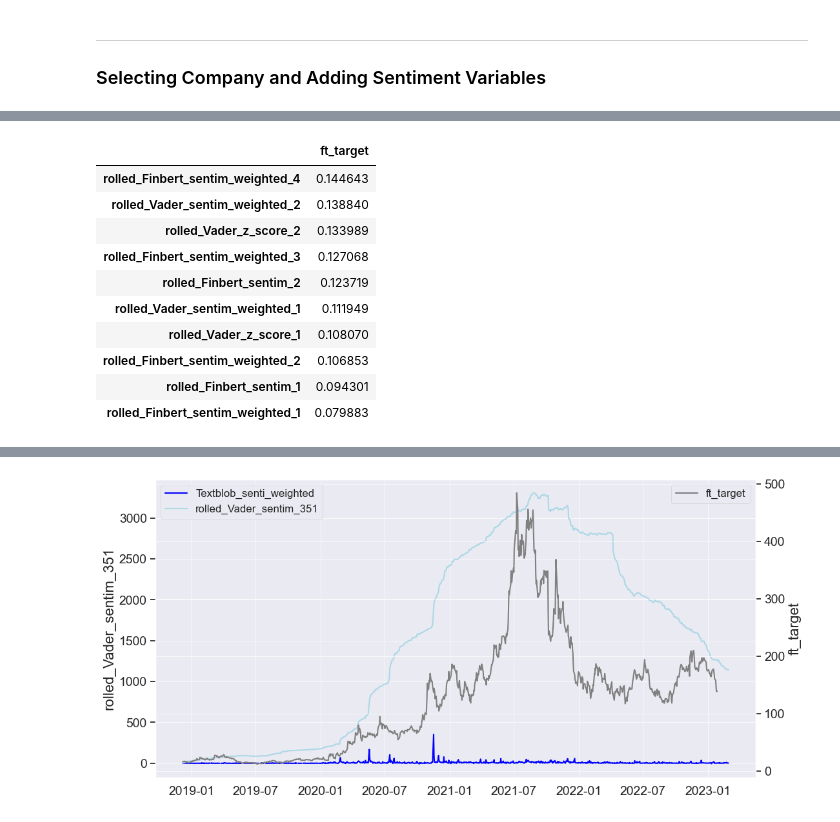
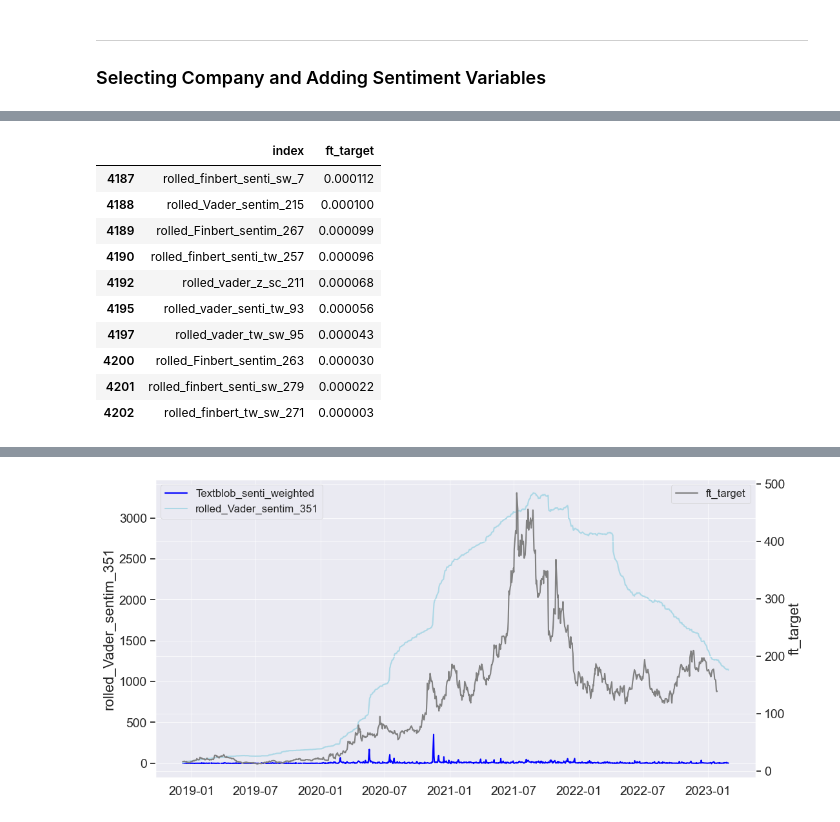
Before and after one commit to Diegozu97/thesis_code, a Jupyter notebook: 05_data_prep.ipynb, the cells around one changed output, grey strips where cells are left out. Saved outputs shown, nothing was run; the diff lists cells and outputs as text; code cells hidden in the pictures.

```diff
--- a/05_data_prep.ipynb
+++ b/05_data_prep.ipynb
@@ -230,16 +234,16 @@ comp_pred_df["datetime"] = pd.to_datetime(comp_pred_df["datetime"], utc = True)
 # Merging Sentimnent with company data
 comp_pred_df_senti = pd.merge(comp_pred_df, single_sentiment_df, how = "left", on = ["datetime"])
 
-senti_vars = ["Textblob_senti", "Textblob_senti_weighted", "Vader_sentim_weighted", "Vader_sentim", "Finbert_sentim_weighted", "Finbert_sentim",
-              "TextBlob_z_score", "Vader_z_score", "Finbert_z_score"]
+senti_vars = list(sentiment_df.columns[3:-1])
+senti_vars.remove("news_count")
 
 # Compute technical labels and fill NaN values with 0.0
-comp_pred_final_df = prepare_df(comp_pred_df_senti, "close", senti_vars, 21)
+comp_pred_final_df = prepare_df(comp_pred_df_senti, "ret", senti_vars, 1)
 comp_pred_final_df = comp_pred_final_df.fillna(0.0)
 
 # Define lists of column names
 macro_vars = [ 'open', 'low', 'high', 'volume', 'euro_doll_bid', 'euro_doll_ask', 'eur_doll_high', 'eur_doll_low', 'eur_doll_open', 'refresh_rate',
-              'euro_doll_bidnet', 'nasdaq_close', 'nasdaqd_net',    'nasdaqd_ret', 'nasdaq_open', 'nasdaq_low', 'nasdaq_high', 'nasdaq_volume'
+              'euro_doll_bidnet', 'nasdaq_close', 'nasdaqd_net', 'nasdaqd_ret', 'nasdaq_open', 'nasdaq_low', 'nasdaq_high', 'nasdaq_volume'
               ]
 
 google_vars = ["pandemic_mentions", "inflation_mentions", 'interest', 'rolling_interest']
@@ -250,9 +254,15 @@ techni_vars = ['mean2w', 'std2w', 'std1w']
 
 fama_vars = ['beta_mktrf', 'beta_smb', 'beta_hml', 'beta_rmw', 'beta_cma']
 
-Csenti_vars = list(comp_pred_final_df.columns[68:])
+Csenti_vars = list(comp_pred_final_df.columns[74:])
+Csenti_vars += ["daytweets", "news_count"]
 date = ["datetime"]
 ft_target = ["ft_target"]
 # %%
 corr_df = comp_pred_df_senti[Csenti_vars + ft_target].corr().abs()
 corr_df = corr_df[["ft_target"]].sort_values(by = "ft_target",ascending = False)
+# %%
+corr_df = corr_df.reset_index()
+corr_df["index"] = corr_df["index"].apply(lambda x: str(x))
+# %%
+corr_df["index"] = corr_df["index"].apply(lambda x: str(x))
@@ -272,0 +285,2 @@ corr_df.head(10)
+# %%
+tweets_corr_df = corr_df[~corr_df["index"].str.contains("_eik_")]
@@ -273,16 +301,16 @@ corr_df.head(10)
 # %%
-corr_df.tail(10)
+tweets_corr_df.tail(10)
 # %% [output]
-|  | ft_target |
-| rolled_Finbert_sentim_weighted_4 | 0.144643 |
-| rolled_Vader_sentim_weighted_2 | 0.138840 |
-| rolled_Vader_z_score_2 | 0.133989 |
-| rolled_Finbert_sentim_weighted_3 | 0.127068 |
-| rolled_Finbert_sentim_2 | 0.123719 |
-| rolled_Vader_sentim_weighted_1 | 0.111949 |
-| rolled_Vader_z_score_1 | 0.108070 |
-| rolled_Finbert_sentim_weighted_2 | 0.106853 |
-| rolled_Finbert_sentim_1 | 0.094301 |
-| rolled_Finbert_sentim_weighted_1 | 0.079883 |
+|  | index | ft_target |
+| 4187 | rolled_finbert_senti_sw_7 | 0.000112 |
+| 4188 | rolled_Vader_sentim_215 | 0.000100 |
+| 4189 | rolled_Finbert_sentim_267 | 0.000099 |
+| 4190 | rolled_finbert_senti_tw_257 | 0.000096 |
+| 4192 | rolled_vader_z_sc_211 | 0.000068 |
+| 4195 | rolled_vader_senti_tw_93 | 0.000056 |
+| 4197 | rolled_vader_tw_sw_95 | 0.000043 |
+| 4200 | rolled_Finbert_sentim_263 | 0.000030 |
+| 4201 | rolled_finbert_senti_sw_279 | 0.000022 |
+| 4202 | rolled_finbert_tw_sw_271 | 0.000003 |
 # %%
 from utils import plot_three_line_chart
```
Also changed, not shown: parts of 26 cells of this notebook, 4 other files.
